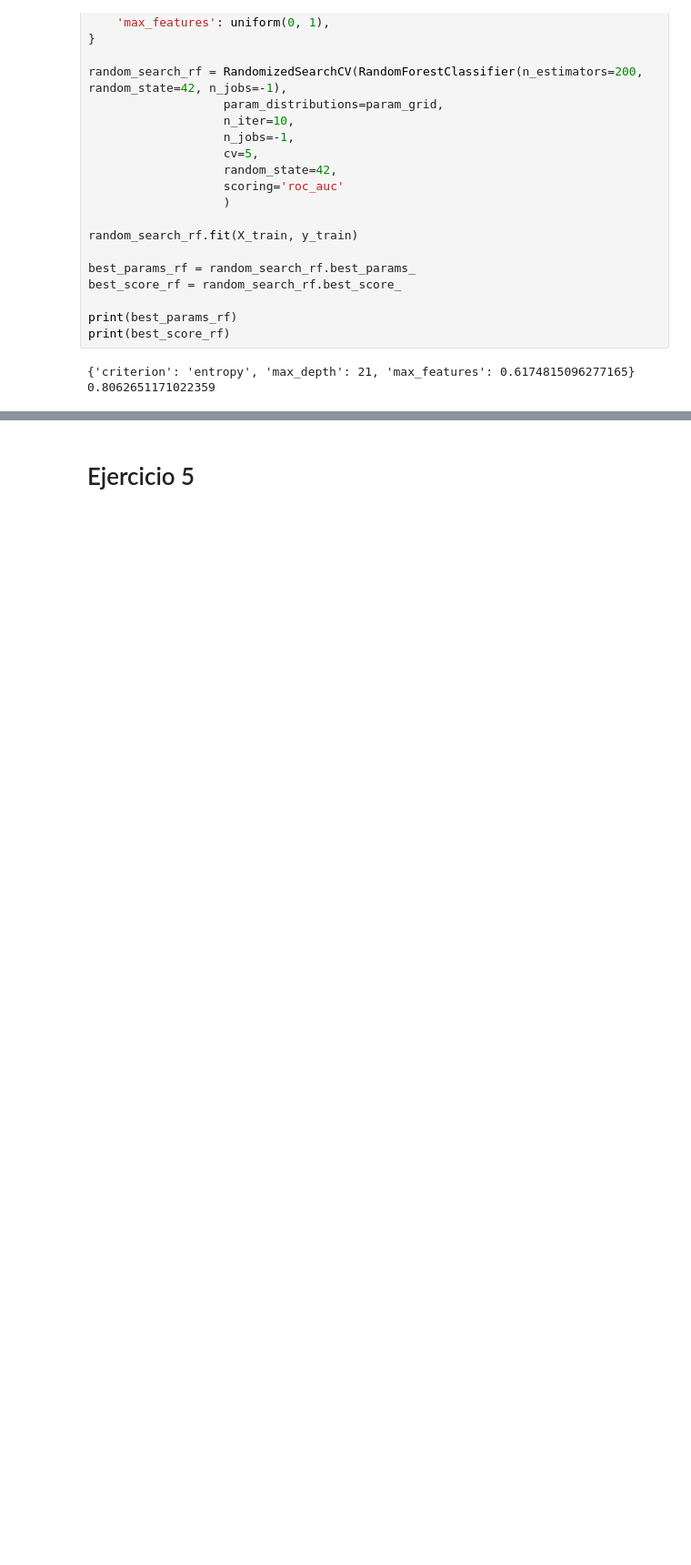
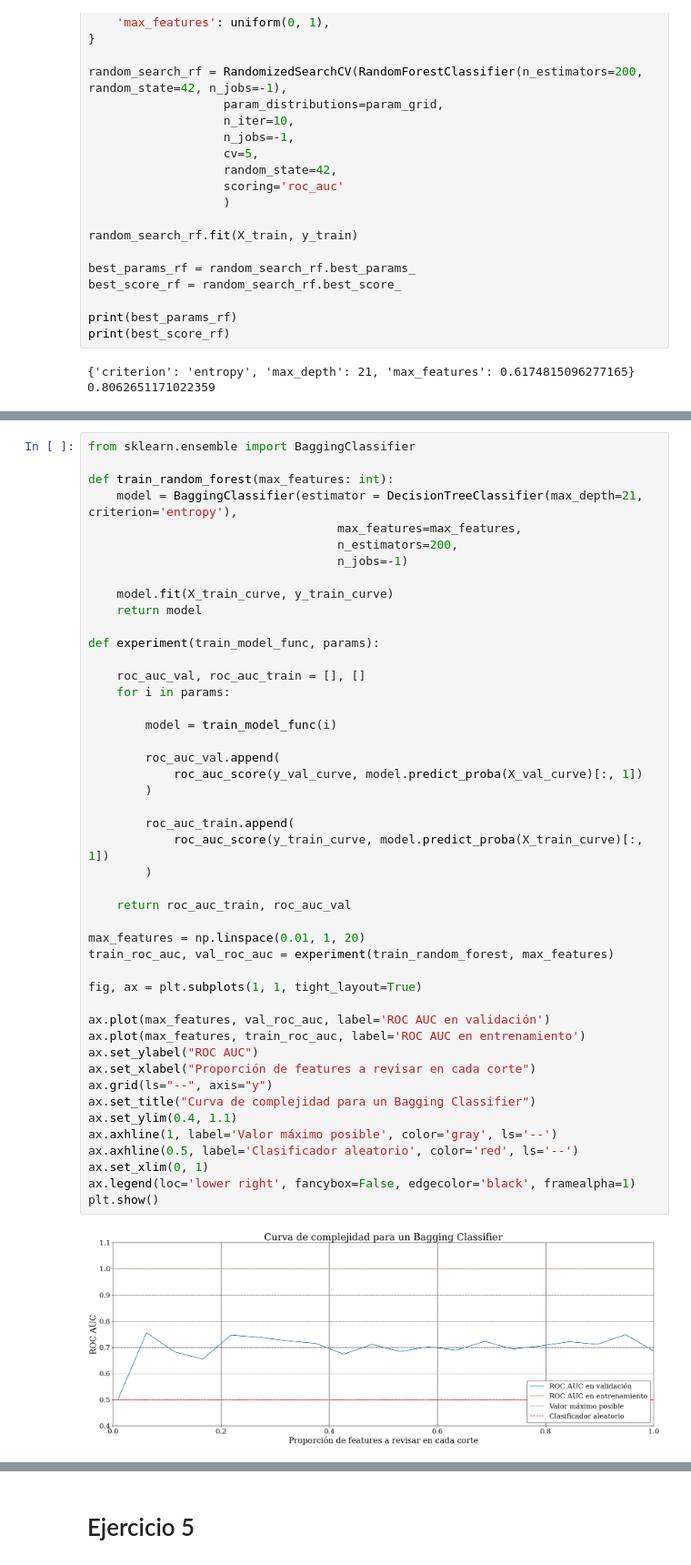
Before and after one commit to trinidadBorrell/Machine_Learning_Coursework, a Jupyter notebook: TP1_cleaned.ipynb, the cells around one changed output, grey strips where cells are left out. Shown at 91% size. Cells and saved outputs as stored; diff of their text form; blank space fills up the shorter version.

```diff
--- a/TP1_cleaned.ipynb
+++ b/TP1_cleaned.ipynb
@@ -932,0 +937,48 @@ plt.show()
+# %%
+from sklearn.ensemble import BaggingClassifier
+
+def train_random_forest(max_features: int):
+    model = BaggingClassifier(estimator = DecisionTreeClassifier(max_depth=21, criterion='entropy'),
+                                   max_features=max_features,
+                                   n_estimators=200,
+                                   n_jobs=-1)
+
+    model.fit(X_train_curve, y_train_curve)
+    return model
+
+def experiment(train_model_func, params):
+
+    roc_auc_val, roc_auc_train = [], []
+    for i in params:
+
+        model = train_model_func(i)
+
+        roc_auc_val.append(
+            roc_auc_score(y_val_curve, model.predict_proba(X_val_curve)[:, 1])
+        )
+
+        roc_auc_train.append(
+            roc_auc_score(y_train_curve, model.predict_proba(X_train_curve)[:, 1])
+        )
+
+    return roc_auc_train, roc_auc_val
+
+max_features = np.linspace(0.01, 1, 20)
+train_roc_auc, val_roc_auc = experiment(train_random_forest, max_features)
+
+fig, ax = plt.subplots(1, 1, tight_layout=True)
+
+ax.plot(max_features, val_roc_auc, label='ROC AUC en validación')
+ax.plot(max_features, train_roc_auc, label='ROC AUC en entrenamiento')
+ax.set_ylabel("ROC AUC")
+ax.set_xlabel("Proporción de features a revisar en cada corte")
+ax.grid(ls="--", axis="y")
+ax.set_title("Curva de complejidad para un Bagging Classifier")
+ax.set_ylim(0.4, 1.1)
+ax.axhline(1, label='Valor máximo posible', color='gray', ls='--')
+ax.axhline(0.5, label='Clasificador aleatorio', color='red', ls='--')
+ax.set_xlim(0, 1)
+ax.legend(loc='lower right', fancybox=False, edgecolor='black', framealpha=1)
+plt.show()
+# %% [output]
+[figure, added]
```
Also changed, not shown: parts of 17 cells of this notebook, 1 other file.
